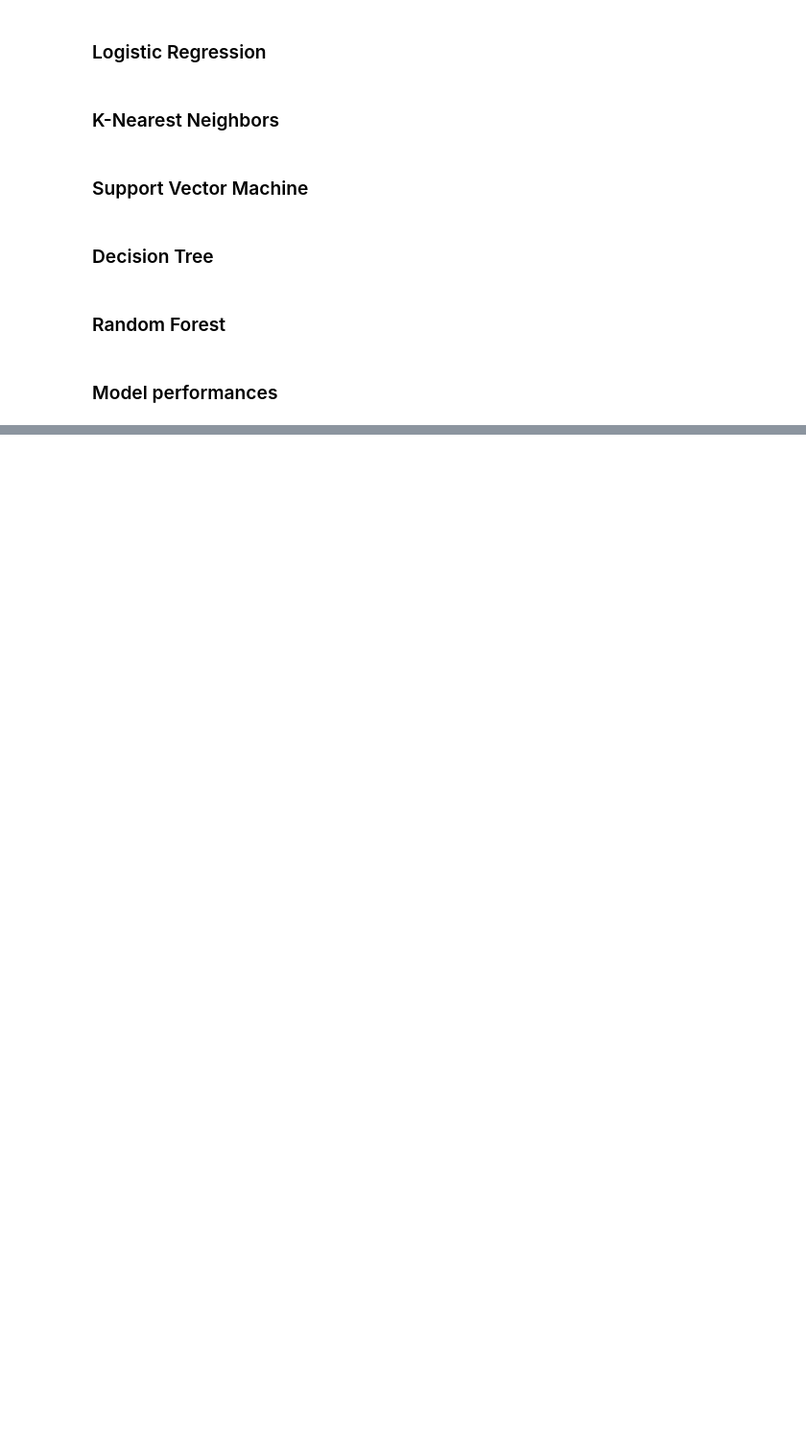
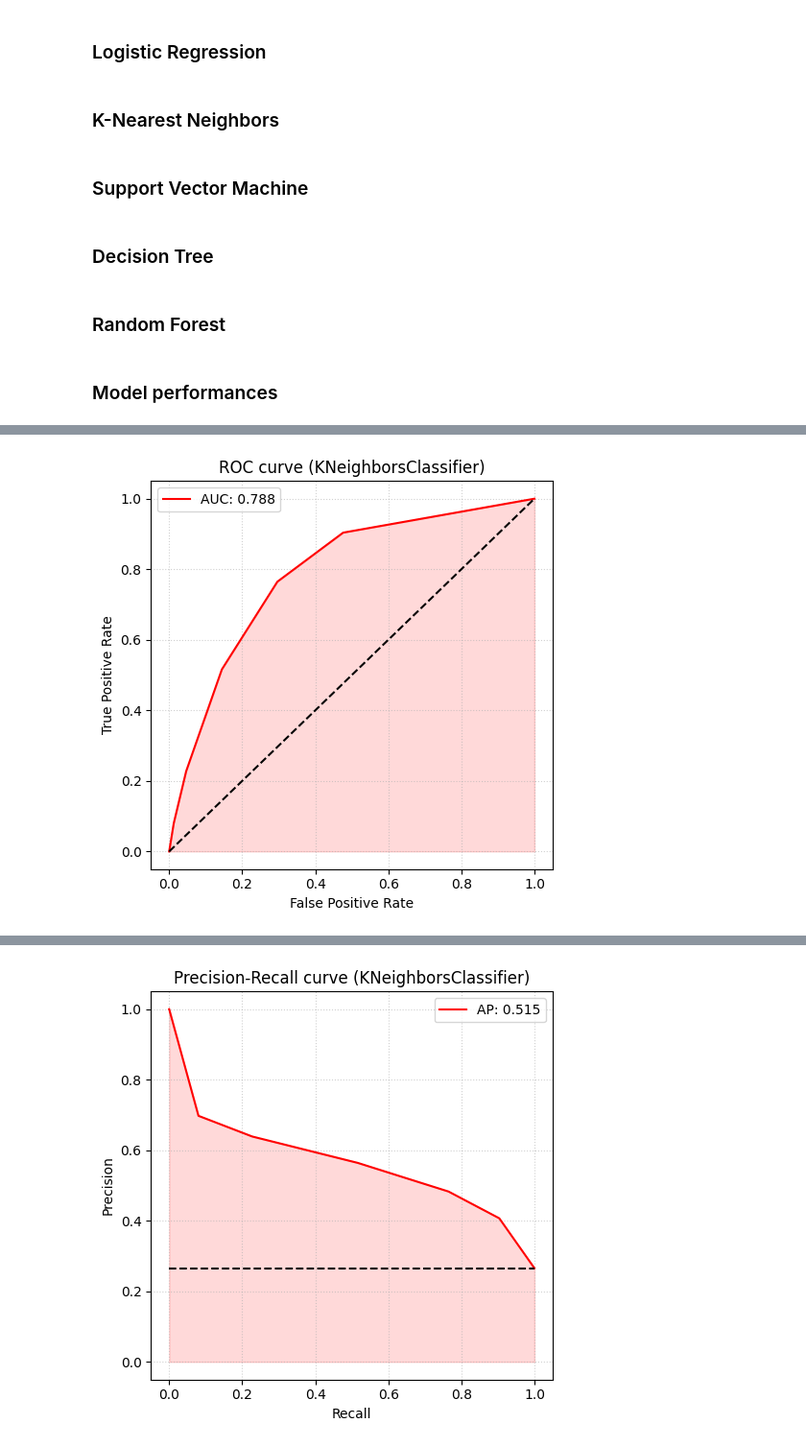
Before and after one commit to CassiaNascimento/Customer_Churn_Prediction, a Jupyter notebook: notebooks/model_comparisons_no_tuning.ipynb, the cells around one changed output, grey strips where cells are left out. Shown at 96% size. Drawn from its saved outputs; the diff is of its cells as text; code cells hidden in the pictures; blank space fills up the shorter version.

```diff
--- a/notebooks/model_comparisons_no_tuning.ipynb
+++ b/notebooks/model_comparisons_no_tuning.ipynb
@@ -162,0 +178,5 @@ metrics_RF
+# %%
+_,_=view_ROC_curve(fitted_pipe_KNN,X_test,y_test)
+_,_=view_PR_curve(fitted_pipe_KNN,X_test,y_test)
+# %% [output]
+[figure, added]
@@ -162,0 +184 @@ metrics_RF
+[figure, added]
```
Also changed, not shown: parts of 30 cells of this notebook, 43 other files.
